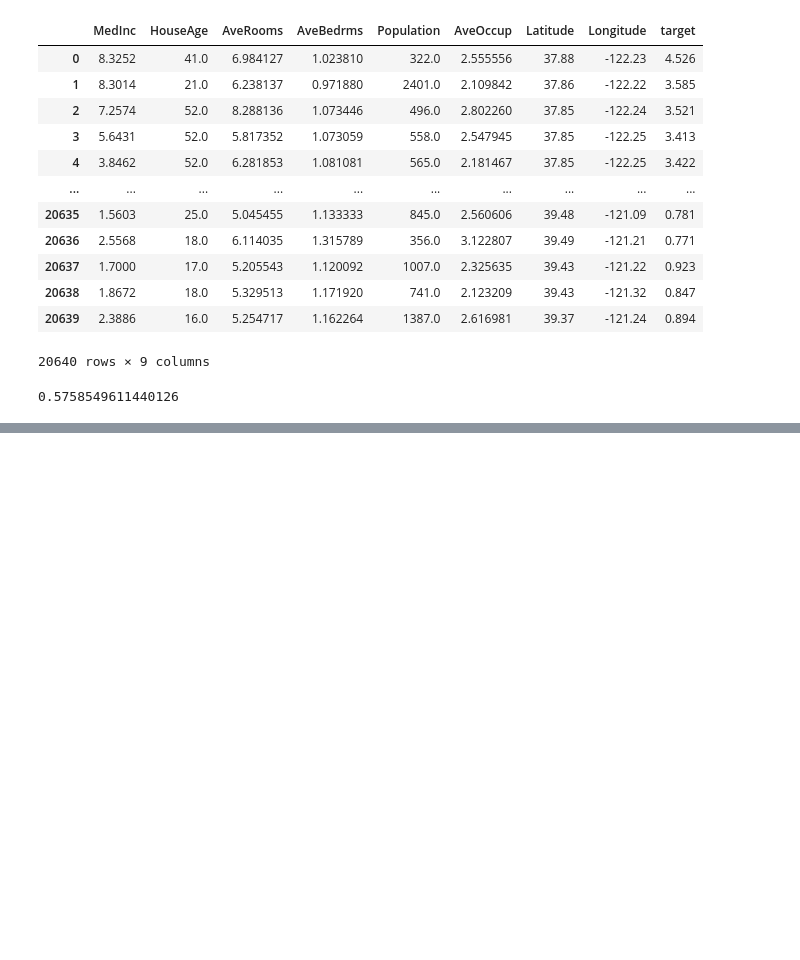
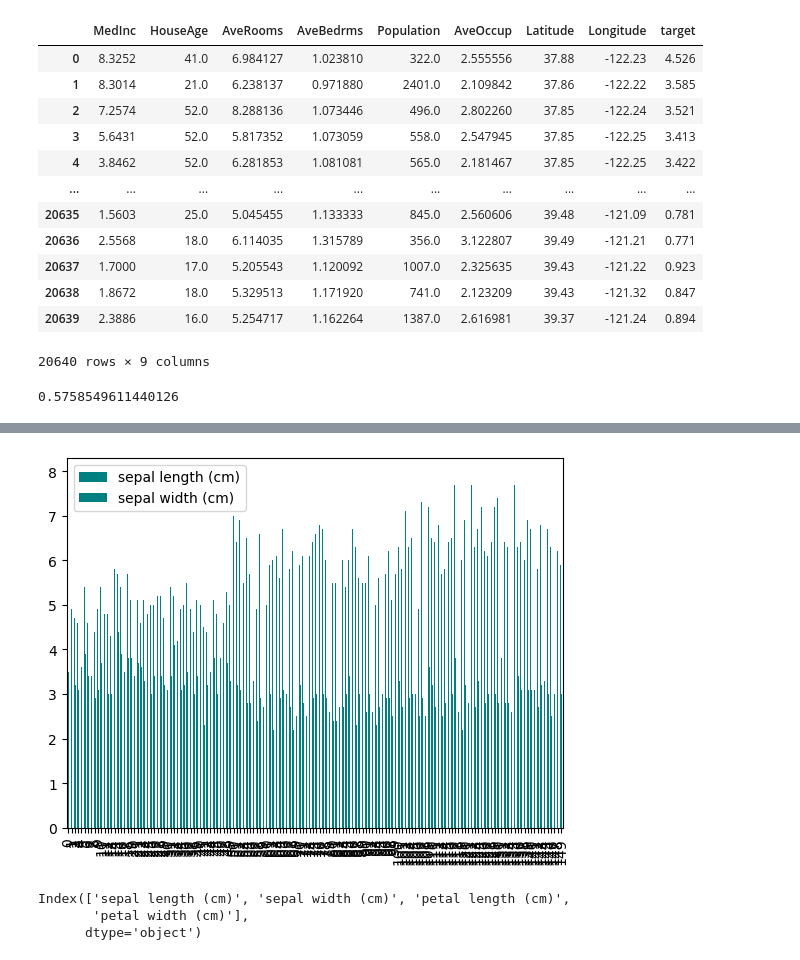
Before and after one commit to Reon-1/ML_Learn, a Jupyter notebook: Scikitlearn/scikitlearn.ipynb, the cells around one changed output, grey strips where cells are left out. Saved outputs shown, nothing was run; the diff lists cells and outputs as text; code cells hidden in the pictures; blank space fills up the shorter version.

```diff
--- a/Scikitlearn/scikitlearn.ipynb
+++ b/Scikitlearn/scikitlearn.ipynb
@@ -720,0 +857,14 @@ model.score(X_test,y_test)
+# %%
+# Plotting only specific columns
+columns_to_plot = ['sepal length (cm)', 'sepal width (cm)']  # Example columns to plot
+
+iris_df[columns_to_plot].plot(kind='bar', color='teal')
+plt.show()
+# %% [output]
+[figure, added]
+# %%
+print(iris_df.columns)
+# %% [output]
+Index(['sepal length (cm)', 'sepal width (cm)', 'petal length (cm)',
+       'petal width (cm)'],
+      dtype='object')
```
Also changed, not shown: parts of 22 cells of this notebook, 1 other file.
